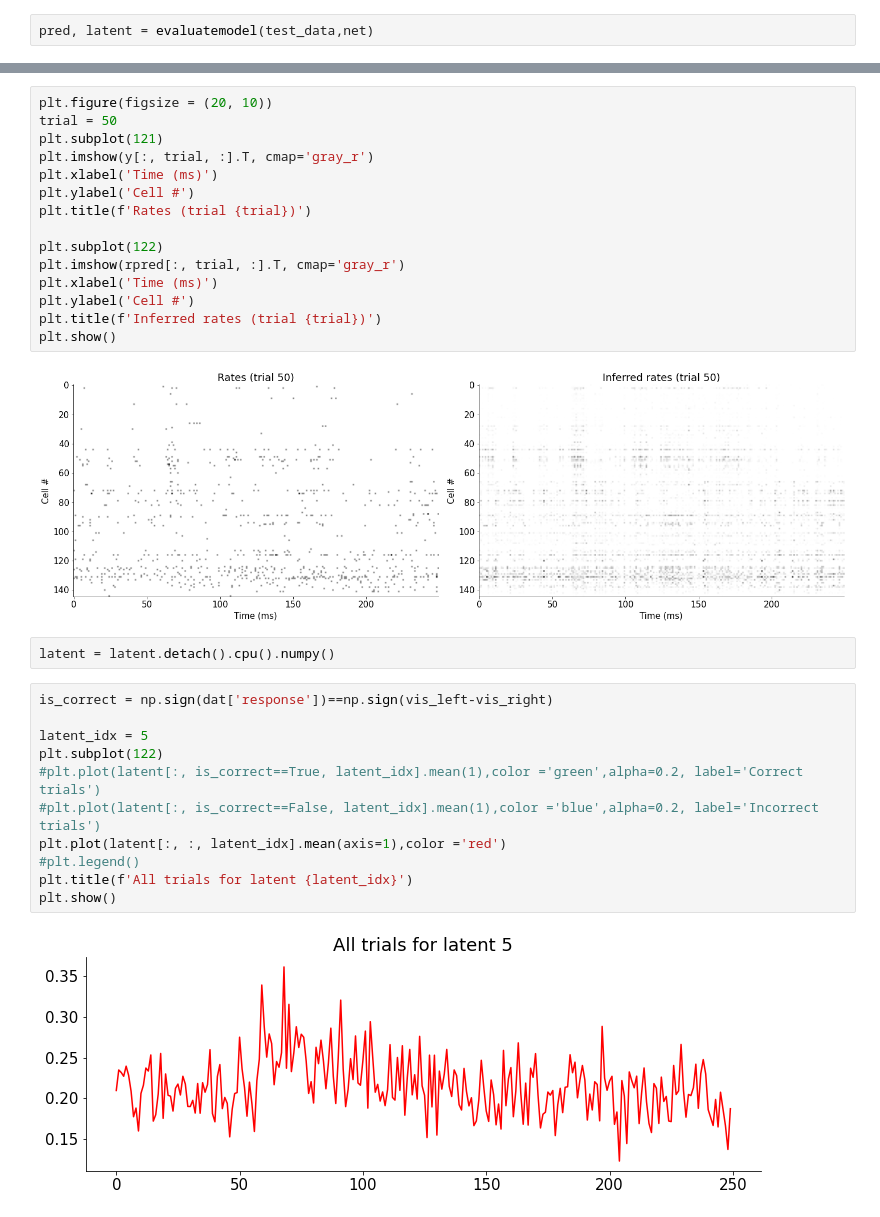
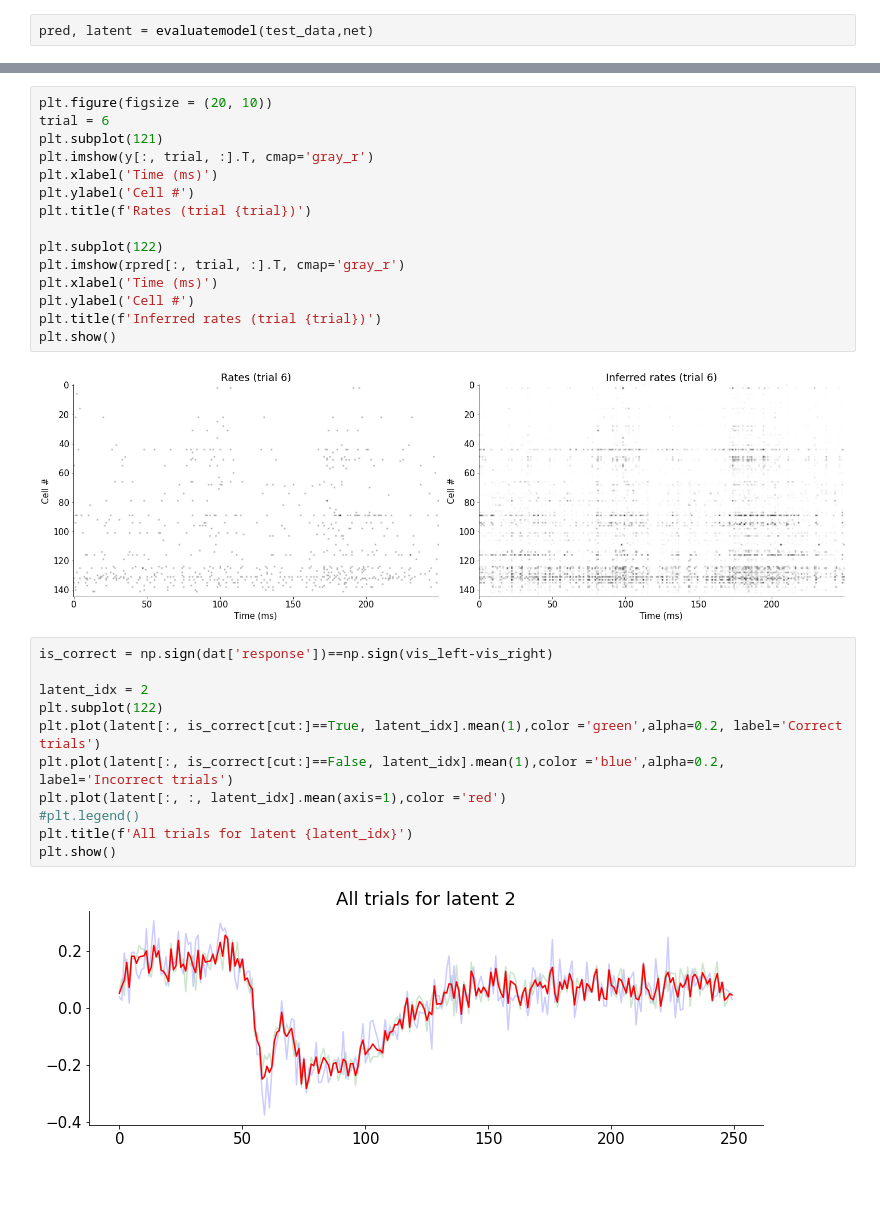
Before and after one commit to Ninja-State/NMA-DL-Project, a Jupyter notebook: NMA_DL_Project.ipynb, the cells around one changed output, grey strips where cells are left out. Cells and saved outputs as stored; diff of their text form; blank space fills up the shorter version.

```diff
--- a/NMA_DL_Project.ipynb
+++ b/NMA_DL_Project.ipynb
@@ -433,6 +433,6 @@ plt.legend()
 # %%
 plt.figure(figsize = (20, 10))
-trial = 50
+trial = 6
 plt.subplot(121)
 plt.imshow(y[:, trial, :].T, cmap='gray_r')
 plt.xlabel('Time (ms)')
@@ -446,19 +446,17 @@ plt.ylabel('Cell #')
 plt.title(f'Inferred rates (trial {trial})')
 plt.show()
 # %% [output]
-[figure, old version]
+[figure, new version]
-# %%
-latent = latent.detach().cpu().numpy()
 # %%
 is_correct = np.sign(dat['response'])==np.sign(vis_left-vis_right)
 
-latent_idx = 5
+latent_idx = 2
 plt.subplot(122)
-#plt.plot(latent[:, is_correct==True, latent_idx].mean(1),color ='green',alpha=0.2, label='Correct trials')
-#plt.plot(latent[:, is_correct==False, latent_idx].mean(1),color ='blue',alpha=0.2, label='Incorrect trials')
+plt.plot(latent[:, is_correct[cut:]==True, latent_idx].mean(1),color ='green',alpha=0.2, label='Correct trials')
+plt.plot(latent[:, is_correct[cut:]==False, latent_idx].mean(1),color ='blue',alpha=0.2, label='Incorrect trials')
 plt.plot(latent[:, :, latent_idx].mean(axis=1),color ='red')
 #plt.legend()
 plt.title(f'All trials for latent {latent_idx}')
 plt.show()
 # %% [output]
-[figure, old version]
+[figure, new version]
```
Also changed, not shown: parts of 26 cells of this notebook.
